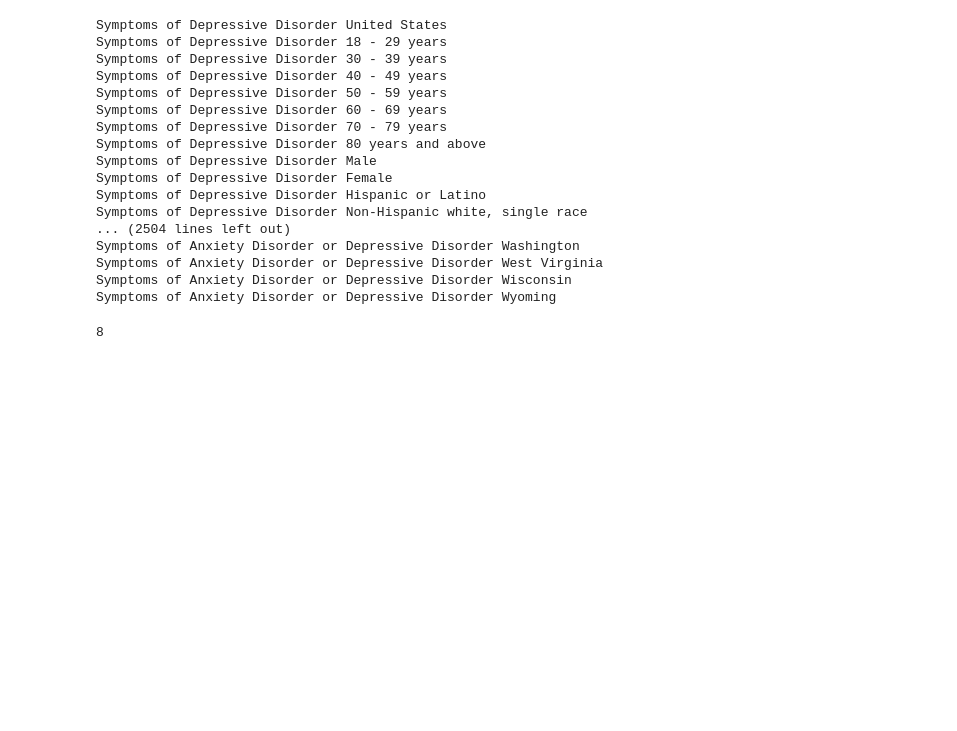
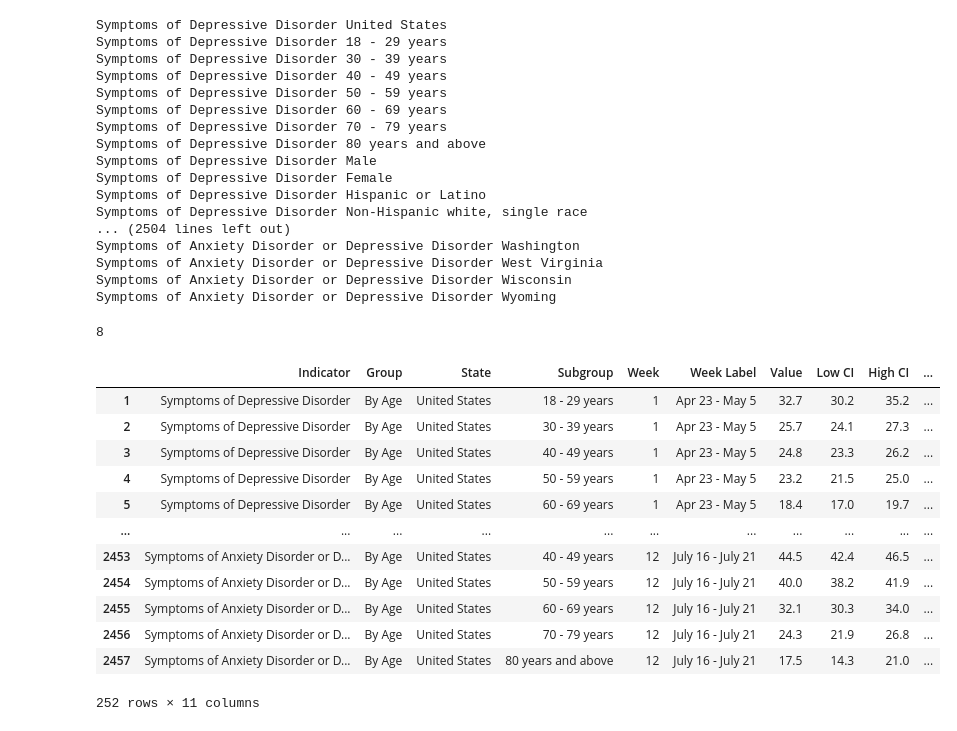
Before and after one commit to Kthomas09/GWU-Project-1, a Jupyter notebook: Linear_regression.ipynb, the cells around one changed output. Saved outputs shown, nothing was run; the diff lists cells and outputs as text; code cells hidden in the pictures; blank space fills up the shorter version.

```diff
--- a/Linear_regression.ipynb
+++ b/Linear_regression.ipynb
@@ -98,3 +105,21 @@ Symptoms of Anxiety Disorder or Depressive Disorder Wyoming
 len("Subgroup")
 # %% [output]
 8
+# %%
+#create dataframe to hold the data by Age
+age_df = df.loc[df['Group']=='By Age']
+age_df
+# %% [output]
+|  | Indicator | Group | State | Subgroup | Week | Week Label | Value | Low CI | High CI | ... |
+| 1 | Symptoms of Depressive Disorder | By Age | United States | 18 - 29 years | 1 | Apr 23 - May 5 | 32.7 | 30.2 | 35.2 | ... |
+| 2 | Symptoms of Depressive Disorder | By Age | United States | 30 - 39 years | 1 | Apr 23 - May 5 | 25.7 | 24.1 | 27.3 | ... |
+| 3 | Symptoms of Depressive Disorder | By Age | United States | 40 - 49 years | 1 | Apr 23 - May 5 | 24.8 | 23.3 | 26.2 | ... |
+| 4 | Symptoms of Depressive Disorder | By Age | United States | 50 - 59 years | 1 | Apr 23 - May 5 | 23.2 | 21.5 | 25.0 | ... |
+| 5 | Symptoms of Depressive Disorder | By Age | United States | 60 - 69 years | 1 | Apr 23 - May 5 | 18.4 | 17.0 | 19.7 | ... |
+| ... | ... | ... | ... | ... | ... | ... | ... | ... | ... | ... |
+| 2453 | Symptoms of Anxiety Disorder or D... | By Age | United States | 40 - 49 years | 12 | July 16 - July 21 | 44.5 | 42.4 | 46.5 | ... |
+| 2454 | Symptoms of Anxiety Disorder or D... | By Age | United States | 50 - 59 years | 12 | July 16 - July 21 | 40.0 | 38.2 | 41.9 | ... |
+| 2455 | Symptoms of Anxiety Disorder or D... | By Age | United States | 60 - 69 years | 12 | July 16 - July 21 | 32.1 | 30.3 | 34.0 | ... |
+| 2456 | Symptoms of Anxiety Disorder or D... | By Age | United States | 70 - 79 years | 12 | July 16 - July 21 | 24.3 | 21.9 | 26.8 | ... |
+| 2457 | Symptoms of Anxiety Disorder or D... | By Age | United States | 80 years and above | 12 | July 16 - July 21 | 17.5 | 14.3 | 21.0 | ... |
+252 rows × 11 columns
```
Also changed, not shown: parts of 2 cells of this notebook.
